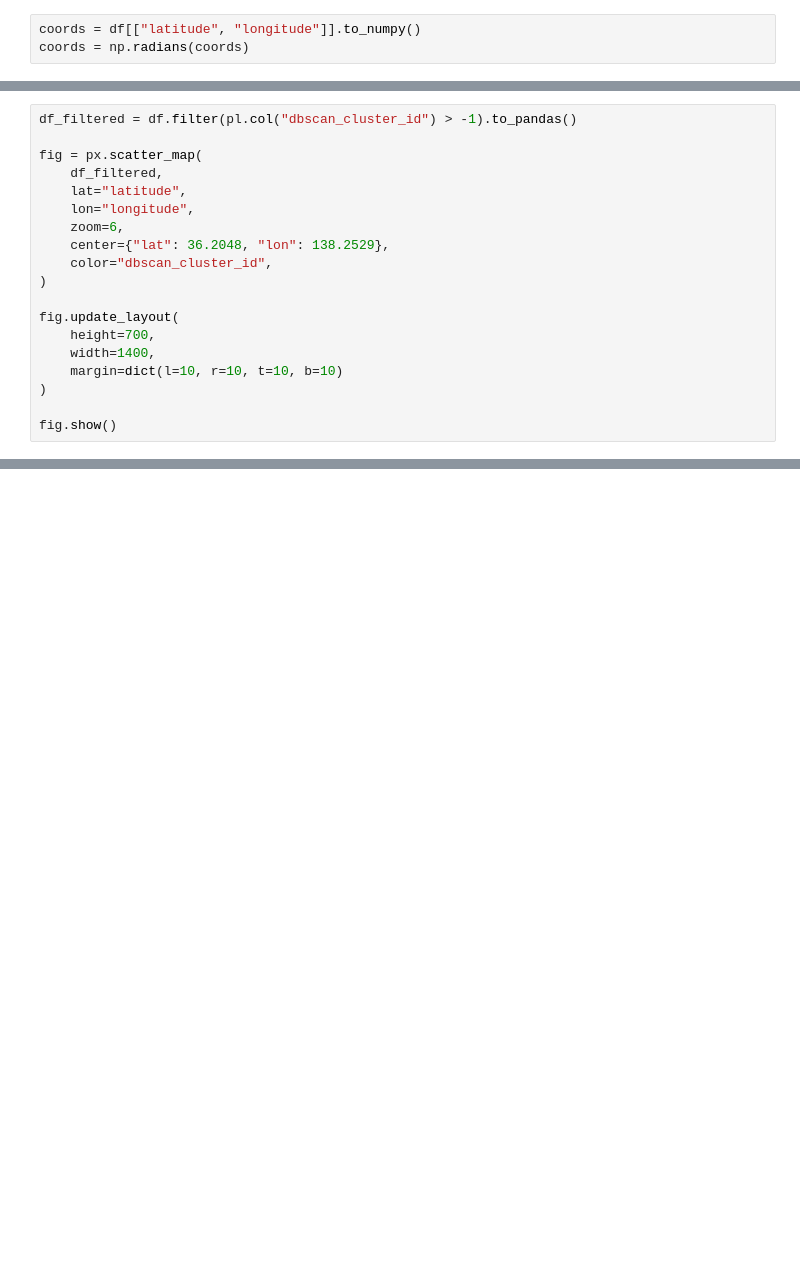
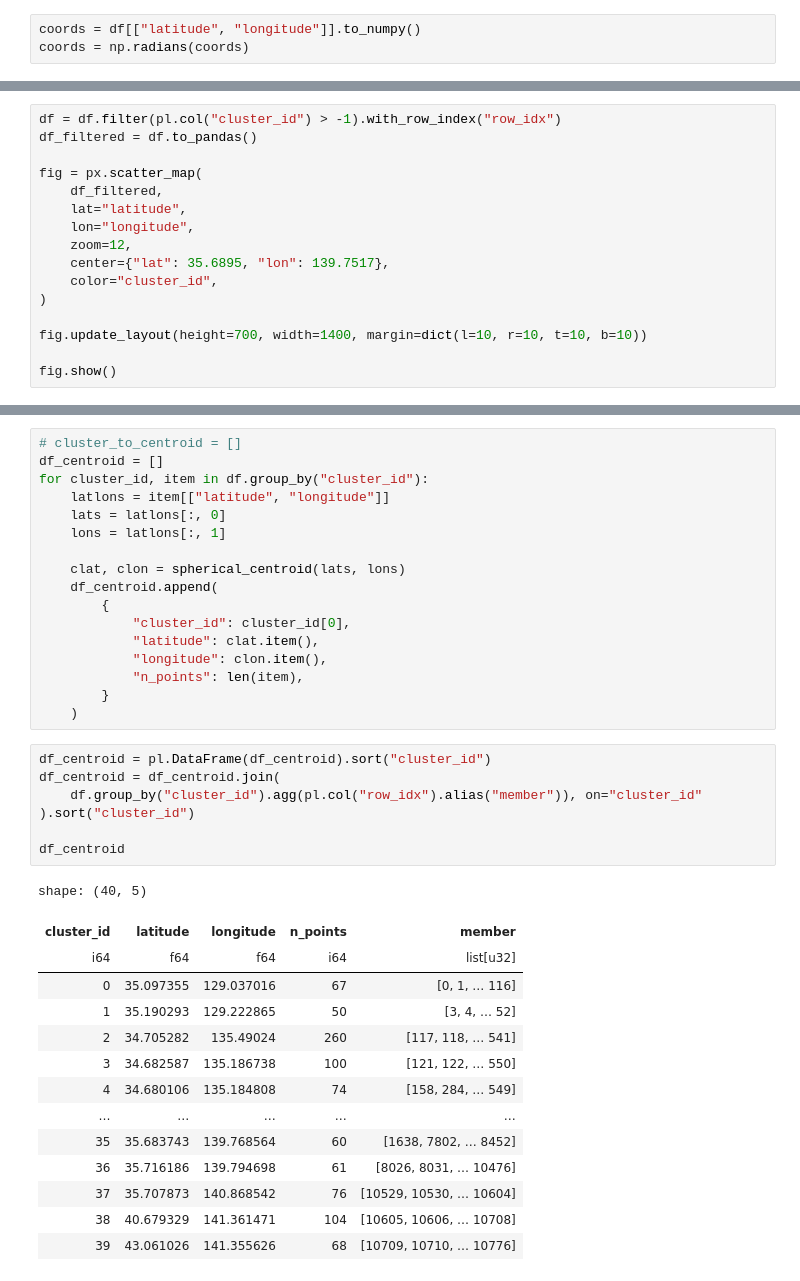
Before and after one commit to fhrzn/multi-pov-ir, a Jupyter notebook: notebook/landmark-cluster.ipynb, the cells around one changed output, grey strips where cells are left out. Drawn from its saved outputs; the diff is of its cells as text; blank space fills up the shorter version.

```diff
--- a/notebook/landmark-cluster.ipynb
+++ b/notebook/landmark-cluster.ipynb
@@ -29,19 +56,16 @@ df = df.with_columns(pl.Series("dbscan_cluster_id", labels))
 # %%
-df_filtered = df.filter(pl.col("dbscan_cluster_id") > -1).to_pandas()
+df = df.filter(pl.col("cluster_id") > -1).with_row_index("row_idx")
+df_filtered = df.to_pandas()
 
 fig = px.scatter_map(
     df_filtered,
     lat="latitude",
     lon="longitude",
-    zoom=6,
-    center={"lat": 36.2048, "lon": 138.2529},
-    color="dbscan_cluster_id",
+    zoom=12,
+    center={"lat": 35.6895, "lon": 139.7517},
+    color="cluster_id",
 )
 
-fig.update_layout(
-    height=700,
-    width=1400,
-    margin=dict(l=10, r=10, t=10, b=10)
-)
+fig.update_layout(height=700, width=1400, margin=dict(l=10, r=10, t=10, b=10))
 
 fig.show()
@@ -47,0 +107,39 @@ fig.show()
+# %%
+# cluster_to_centroid = []
+df_centroid = []
+for cluster_id, item in df.group_by("cluster_id"):
+    latlons = item[["latitude", "longitude"]]
+    lats = latlons[:, 0]
+    lons = latlons[:, 1]
+
+    clat, clon = spherical_centroid(lats, lons)
+    df_centroid.append(
+        {
+            "cluster_id": cluster_id[0],
+            "latitude": clat.item(),
+            "longitude": clon.item(),
+            "n_points": len(item),
+        }
+    )
+# %%
+df_centroid = pl.DataFrame(df_centroid).sort("cluster_id")
+df_centroid = df_centroid.join(
+    df.group_by("cluster_id").agg(pl.col("row_idx").alias("member")), on="cluster_id"
+).sort("cluster_id")
+
+df_centroid
+# %% [output]
+shape: (40, 5)
+| cluster_id | latitude | longitude | n_points | member |
+| i64 | f64 | f64 | i64 | list[u32] |
+| 0 | 35.097355 | 129.037016 | 67 | [0, 1, … 116] |
+| 1 | 35.190293 | 129.222865 | 50 | [3, 4, … 52] |
+| 2 | 34.705282 | 135.49024 | 260 | [117, 118, … 541] |
+| 3 | 34.682587 | 135.186738 | 100 | [121, 122, … 550] |
+| 4 | 34.680106 | 135.184808 | 74 | [158, 284, … 549] |
+| … | … | … | … | … |
+| 35 | 35.683743 | 139.768564 | 60 | [1638, 7802, … 8452] |
+| 36 | 35.716186 | 139.794698 | 61 | [8026, 8031, … 10476] |
+| 37 | 35.707873 | 140.868542 | 76 | [10529, 10530, … 10604] |
+| 38 | 40.679329 | 141.361471 | 104 | [10605, 10606, … 10708] |
+| 39 | 43.061026 | 141.355626 | 68 | [10709, 10710, … 10776] |
```
Also changed, not shown: parts of 46 cells of this notebook, 8 other files.
